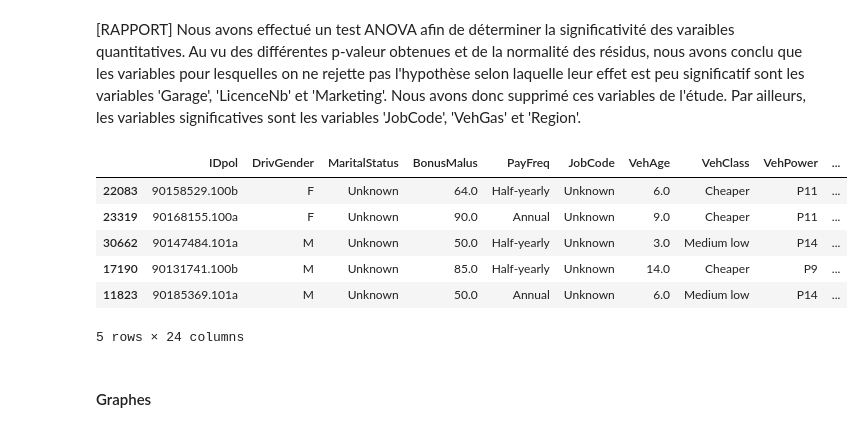
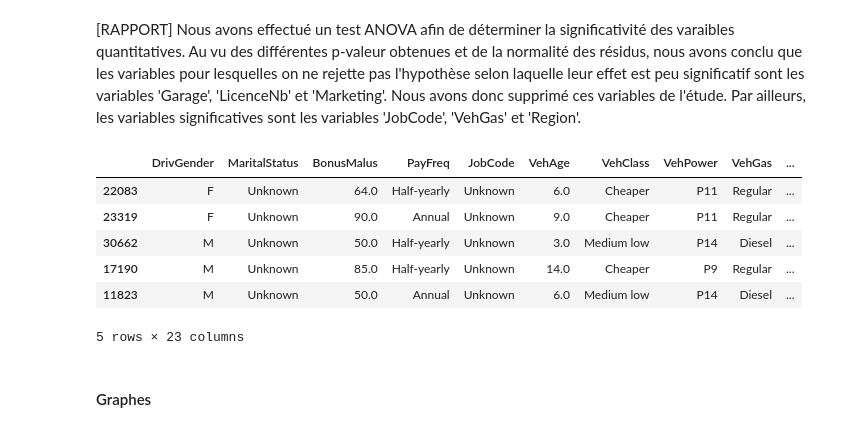
Before and after one commit to Maelned/InsuranceProject, a Jupyter notebook: Machine learning.ipynb, the cells around one changed output. Cells and saved outputs as stored; diff of their text form; code cells hidden in the pictures.

```diff
--- a/Machine learning.ipynb
+++ b/Machine learning.ipynb
@@ -365,17 +363,17 @@ for category_column in categorical_columns:
 [RAPPORT]
 Nous avons effectué un test ANOVA afin de déterminer la significativité des varaibles quantitatives. Au vu des différentes p-valeur obtenues et de la normalité des résidus, nous avons conclu que les variables pour lesquelles on ne rejette pas l'hypothèse selon laquelle leur effet est peu significatif sont les variables 'Garage', 'LicenceNb' et 'Marketing'. Nous avons donc supprimé ces variables de l'étude. Par ailleurs, les variables significatives sont les variables 'JobCode', 'VehGas' et 'Region'.
 # %%
-train.drop(columns = ['DrivAge', 'PremAcc2','PremServ','Garage', 'LicenceNb', 'Marketing'], inplace=True)
-test.drop(columns = ['DrivAge', 'PremAcc2','PremServ','Garage', 'LicenceNb', 'Marketing'], inplace=True)
+train.drop(columns = ['DrivAge', 'PremAcc2','PremServ','Garage', 'LicenceNb', 'Marketing', 'IDpol'], inplace=True)
+test.drop(columns = ['DrivAge', 'PremAcc2','PremServ','Garage', 'LicenceNb', 'Marketing', 'IDpol'], inplace=True)
 train.head()
 # %% [output]
-|  | IDpol | DrivGender | MaritalStatus | BonusMalus | PayFreq | JobCode | VehAge | VehClass | VehPower | ... |
-| 22083 | 90158529.100b | F | Unknown | 64.0 | Half-yearly | Unknown | 6.0 | Cheaper | P11 | ... |
-| 23319 | 90168155.100a | F | Unknown | 90.0 | Annual | Unknown | 9.0 | Cheaper | P11 | ... |
-| 30662 | 90147484.101a | M | Unknown | 50.0 | Half-yearly | Unknown | 3.0 | Medium low | P14 | ... |
-| 17190 | 90131741.100b | M | Unknown | 85.0 | Half-yearly | Unknown | 14.0 | Cheaper | P9 | ... |
-| 11823 | 90185369.101a | M | Unknown | 50.0 | Annual | Unknown | 6.0 | Medium low | P14 | ... |
+|  | DrivGender | MaritalStatus | BonusMalus | PayFreq | JobCode | VehAge | VehClass | VehPower | VehGas | ... |
+| 22083 | F | Unknown | 64.0 | Half-yearly | Unknown | 6.0 | Cheaper | P11 | Regular | ... |
+| 23319 | F | Unknown | 90.0 | Annual | Unknown | 9.0 | Cheaper | P11 | Regular | ... |
+| 30662 | M | Unknown | 50.0 | Half-yearly | Unknown | 3.0 | Medium low | P14 | Diesel | ... |
+| 17190 | M | Unknown | 85.0 | Half-yearly | Unknown | 14.0 | Cheaper | P9 | Regular | ... |
+| 11823 | M | Unknown | 50.0 | Annual | Unknown | 6.0 | Medium low | P14 | Diesel | ... |
-5 rows × 24 columns
+5 rows × 23 columns
 # %% [markdown]
 #### Graphes
 # %% [markdown]
```
Also changed, not shown: parts of 23 cells of this notebook, 2 other files.
